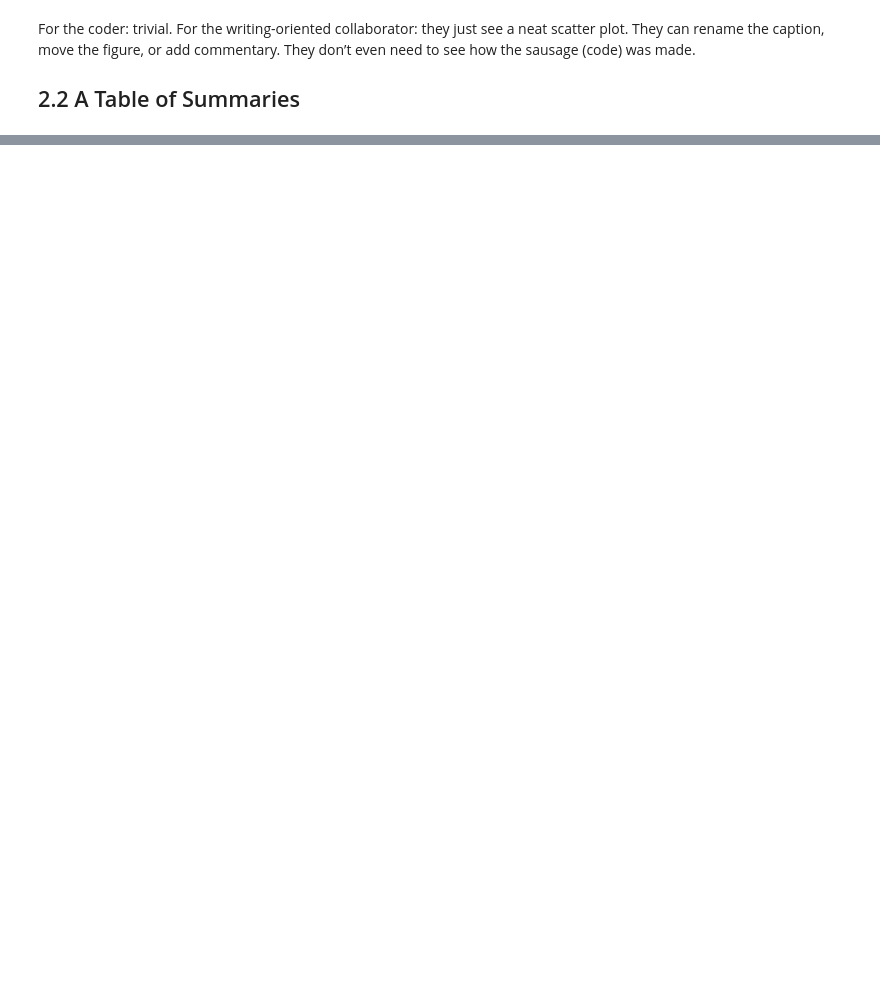
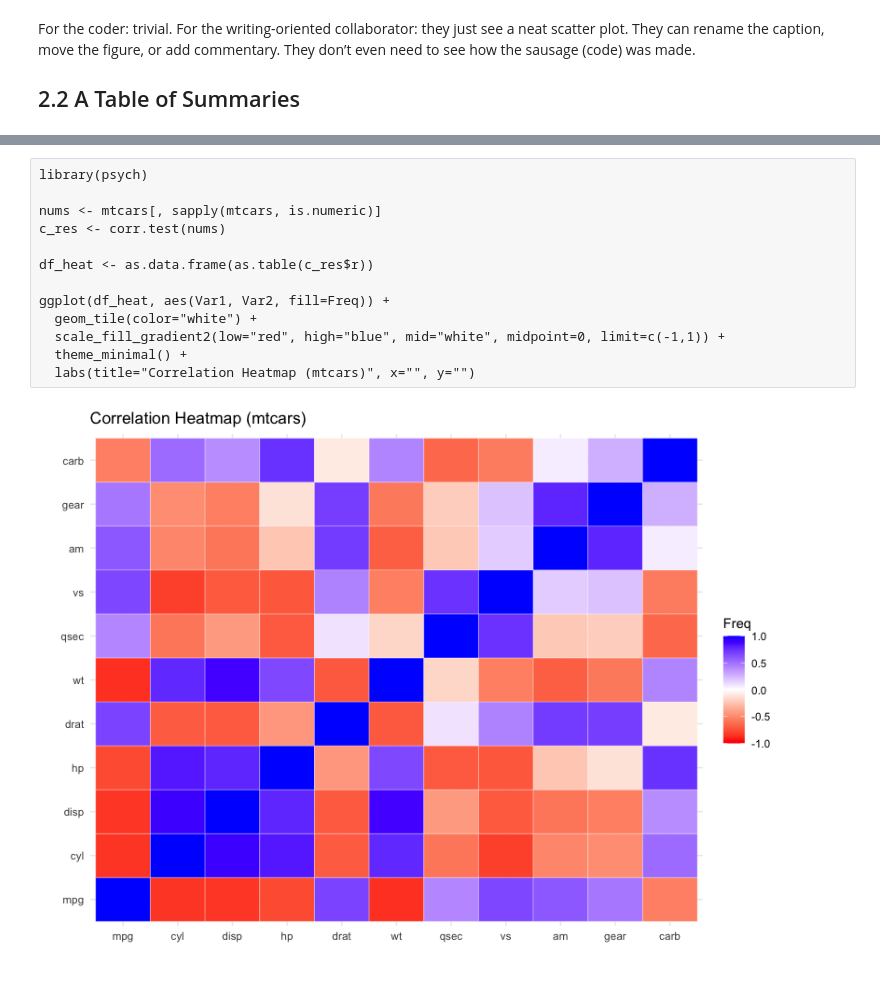
Before and after one commit to roaldarbol/writing-together, a Jupyter notebook: writing-together.ipynb, the cells around one changed output, grey strips where cells are left out. Cells and saved outputs as stored; diff of their text form; blank space fills up the shorter version.

```diff
--- a/writing-together.ipynb
+++ b/writing-together.ipynb
@@ -122 +126,16 @@ The following objects are masked from ‘package:ggplot2’:
+# %%
+library(psych)
+
+nums <- mtcars[, sapply(mtcars, is.numeric)]
+c_res <- corr.test(nums)
+
+df_heat <- as.data.frame(as.table(c_res$r))
+
+ggplot(df_heat, aes(Var1, Var2, fill=Freq)) +
+  geom_tile(color="white") +
+  scale_fill_gradient2(low="red", high="blue", mid="white", midpoint=0, limit=c(-1,1)) +
+  theme_minimal() +
+  labs(title="Correlation Heatmap (mtcars)", x="", y="")
+# %% [output]
+[figure, added]
 # %% [markdown]
```
Also changed, not shown: parts of 8 cells of this notebook.
